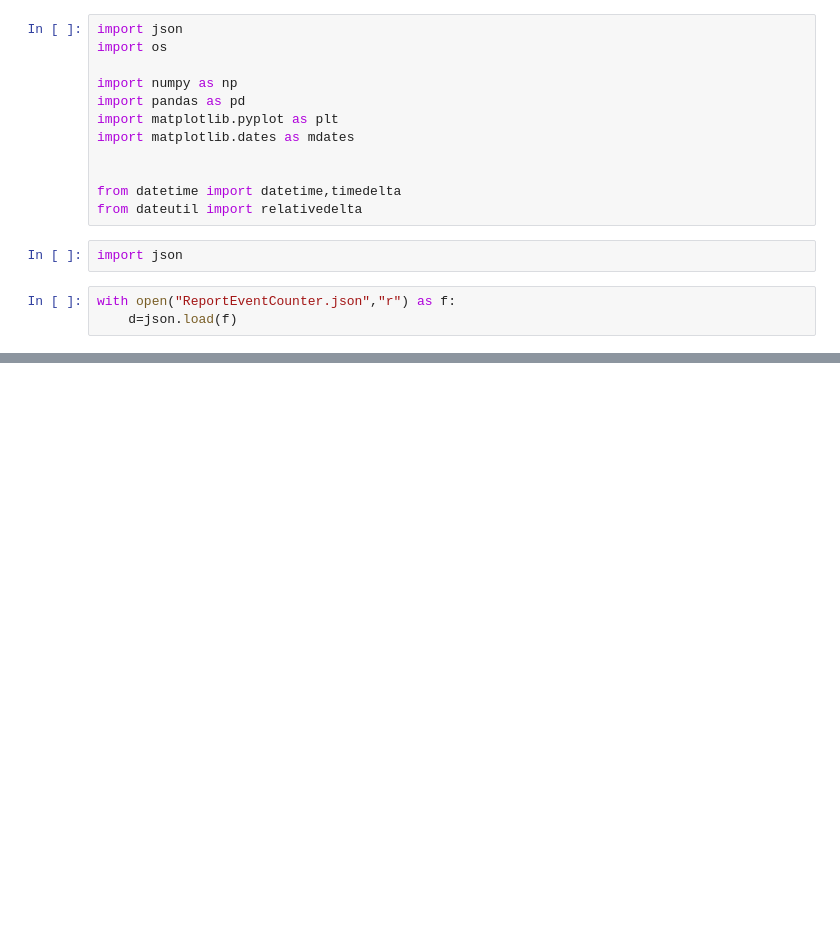
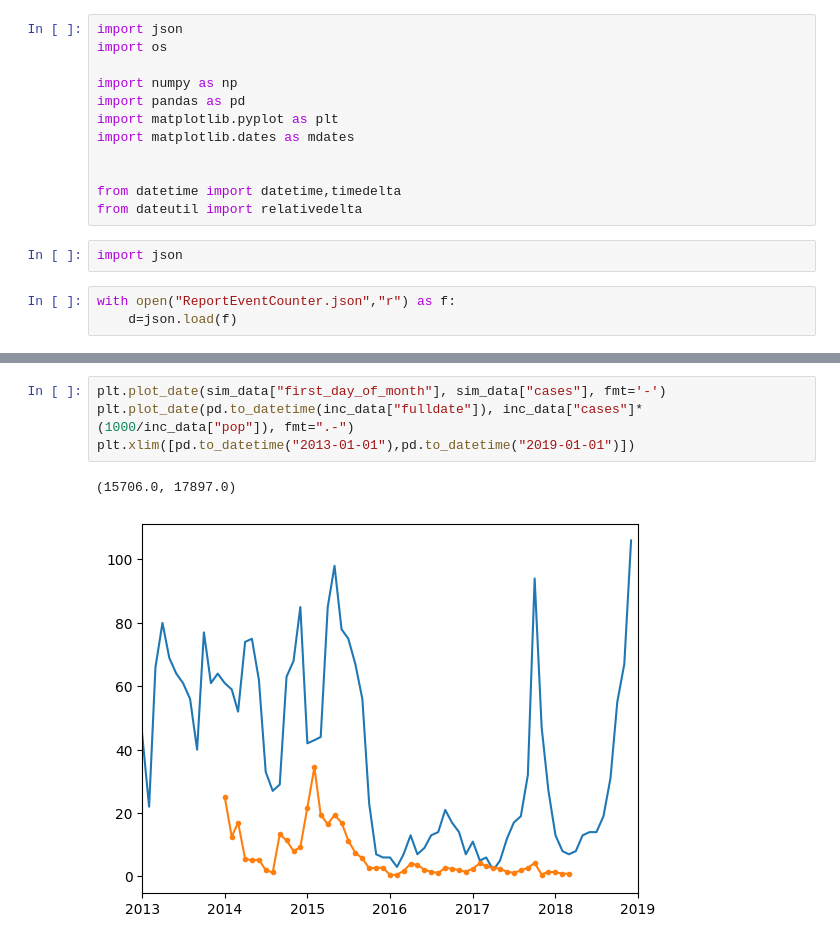
Before and after one commit to YeChen-IDM/emod-genepi-archetypes, a Jupyter notebook: _preliminary/230725 - simplify magude/test_plotting_inc.ipynb, the cells around one changed output, grey strips where cells are left out. Drawn from its saved outputs; the diff is of its cells as text; blank space fills up the shorter version.

```diff
--- a/_preliminary/230725 - simplify magude/test_plotting_inc.ipynb
+++ b/_preliminary/230725 - simplify magude/test_plotting_inc.ipynb
@@ -38,0 +70,7 @@ inc_sim = {"cases": d['Channels']['Received_Treatment']['Data'],
+# %%
+plt.plot_date(sim_data["first_day_of_month"], sim_data["cases"], fmt='-')
+plt.plot_date(pd.to_datetime(inc_data["fulldate"]), inc_data["cases"]*(1000/inc_data["pop"]), fmt=".-")
+plt.xlim([pd.to_datetime("2013-01-01"),pd.to_datetime("2019-01-01")])
+# %% [output]
+(15706.0, 17897.0)
+[figure, added]
```
Also changed, not shown: parts of 10 cells of this notebook, 4 other files.
